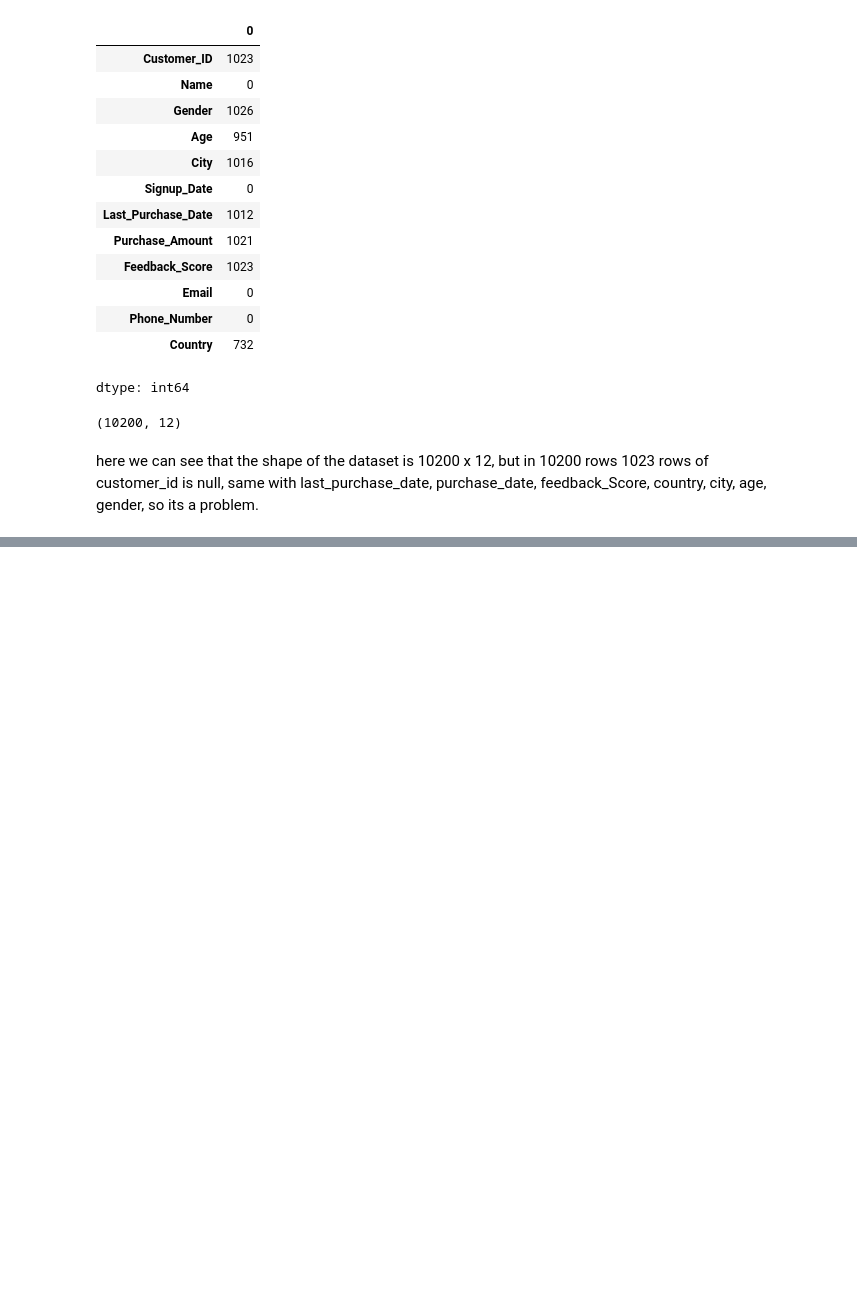
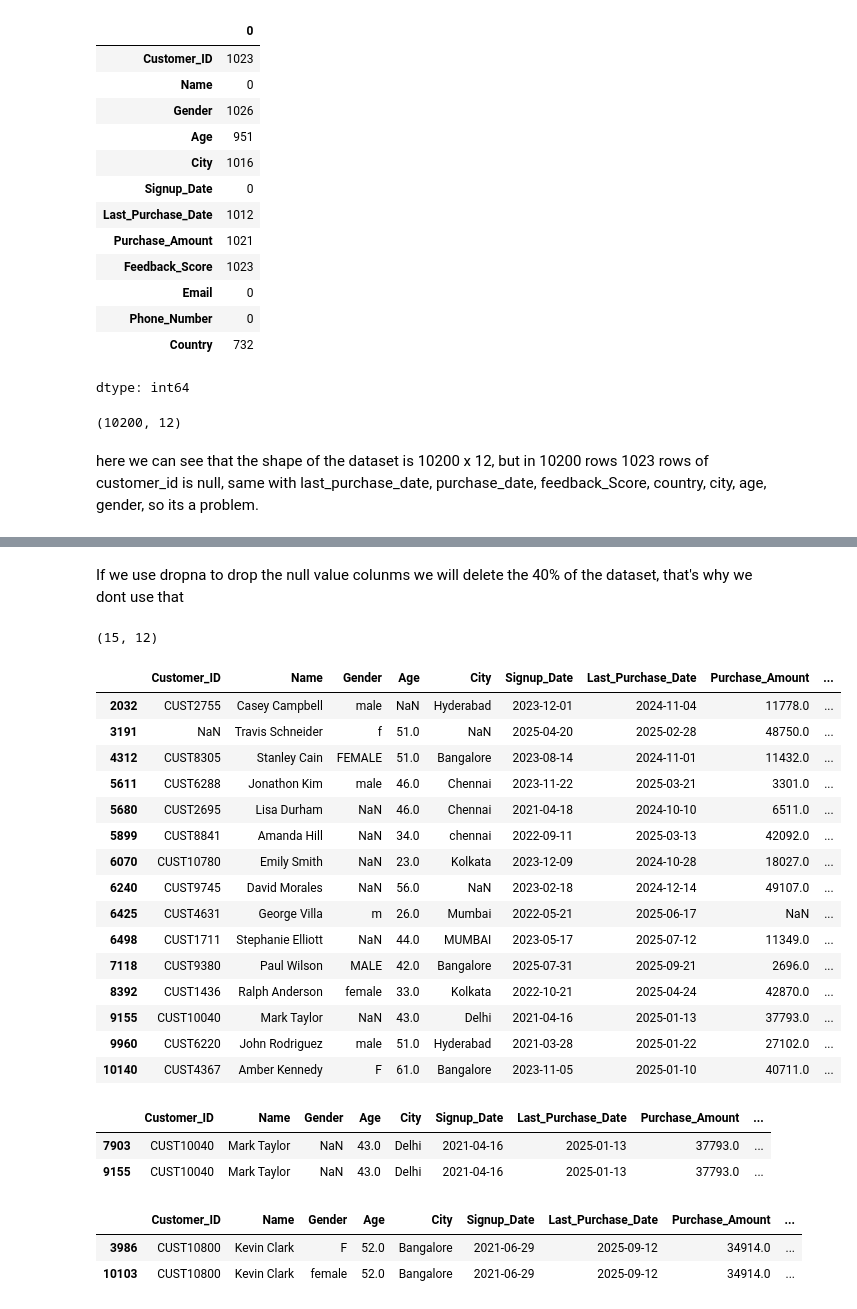
Before and after one commit to Devvrat12/Data-Wrangling-Quality-Engineering-for-Customer-Sales-Analytics, a Jupyter notebook: 1_Data_Cleaning.ipynb, the cells around one changed output, grey strips where cells are left out. Saved outputs shown, nothing was run; the diff lists cells and outputs as text; code cells hidden in the pictures; blank space fills up the shorter version.

```diff
--- a/1_Data_Cleaning.ipynb
+++ b/1_Data_Cleaning.ipynb
@@ -84,0 +102,37 @@ here we can see that the shape of the dataset is 10200 x 12, but in 10200 rows 1
+# %% [markdown]
+If we use dropna to drop the null value colunms we will delete the 40% of the dataset, that's why we dont use that
+# %%
+df[df.duplicated()].shape
+# %% [output]
+(15, 12)
+# %%
+df[df.duplicated()]
+# %% [output]
+|  | Customer_ID | Name | Gender | Age | City | Signup_Date | Last_Purchase_Date | Purchase_Amount | ... |
+| 2032 | CUST2755 | Casey Campbell | male | NaN | Hyderabad | 2023-12-01 | 2024-11-04 | 11778.0 | ... |
+| 3191 | NaN | Travis Schneider | f | 51.0 | NaN | 2025-04-20 | 2025-02-28 | 48750.0 | ... |
+| 4312 | CUST8305 | Stanley Cain | FEMALE | 51.0 | Bangalore | 2023-08-14 | 2024-11-01 | 11432.0 | ... |
+| 5611 | CUST6288 | Jonathon Kim | male | 46.0 | Chennai | 2023-11-22 | 2025-03-21 | 3301.0 | ... |
+| 5680 | CUST2695 | Lisa Durham | NaN | 46.0 | Chennai | 2021-04-18 | 2024-10-10 | 6511.0 | ... |
+| 5899 | CUST8841 | Amanda Hill | NaN | 34.0 | chennai | 2022-09-11 | 2025-03-13 | 42092.0 | ... |
+| 6070 | CUST10780 | Emily Smith | NaN | 23.0 | Kolkata | 2023-12-09 | 2024-10-28 | 18027.0 | ... |
+| 6240 | CUST9745 | David Morales | NaN | 56.0 | NaN | 2023-02-18 | 2024-12-14 | 49107.0 | ... |
+| 6425 | CUST4631 | George Villa | m | 26.0 | Mumbai | 2022-05-21 | 2025-06-17 | NaN | ... |
+| 6498 | CUST1711 | Stephanie Elliott | NaN | 44.0 | MUMBAI | 2023-05-17 | 2025-07-12 | 11349.0 | ... |
+| 7118 | CUST9380 | Paul Wilson | MALE | 42.0 | Bangalore | 2025-07-31 | 2025-09-21 | 2696.0 | ... |
+| 8392 | CUST1436 | Ralph Anderson | female | 33.0 | Kolkata | 2022-10-21 | 2025-04-24 | 42870.0 | ... |
+| 9155 | CUST10040 | Mark Taylor | NaN | 43.0 | Delhi | 2021-04-16 | 2025-01-13 | 37793.0 | ... |
+| 9960 | CUST6220 | John Rodriguez | male | 51.0 | Hyderabad | 2021-03-28 | 2025-01-22 | 27102.0 | ... |
+| 10140 | CUST4367 | Amber Kennedy | F | 61.0 | Bangalore | 2023-11-05 | 2025-01-10 | 40711.0 | ... |
+# %%
+df[df['Customer_ID'] == 'CUST10040']
+# %% [output]
+|  | Customer_ID | Name | Gender | Age | City | Signup_Date | Last_Purchase_Date | Purchase_Amount | ... |
+| 7903 | CUST10040 | Mark Taylor | NaN | 43.0 | Delhi | 2021-04-16 | 2025-01-13 | 37793.0 | ... |
+| 9155 | CUST10040 | Mark Taylor | NaN | 43.0 | Delhi | 2021-04-16 | 2025-01-13 | 37793.0 | ... |
+# %%
+df[df['Customer_ID'] == 'CUST10800']
+# %% [output]
+|  | Customer_ID | Name | Gender | Age | City | Signup_Date | Last_Purchase_Date | Purchase_Amount | ... |
+| 3986 | CUST10800 | Kevin Clark | F | 52.0 | Bangalore | 2021-06-29 | 2025-09-12 | 34914.0 | ... |
+| 10103 | CUST10800 | Kevin Clark | female | 52.0 | Bangalore | 2021-06-29 | 2025-09-12 | 34914.0 | ... |
```
Also changed, not shown: parts of 1 cell of this notebook.
